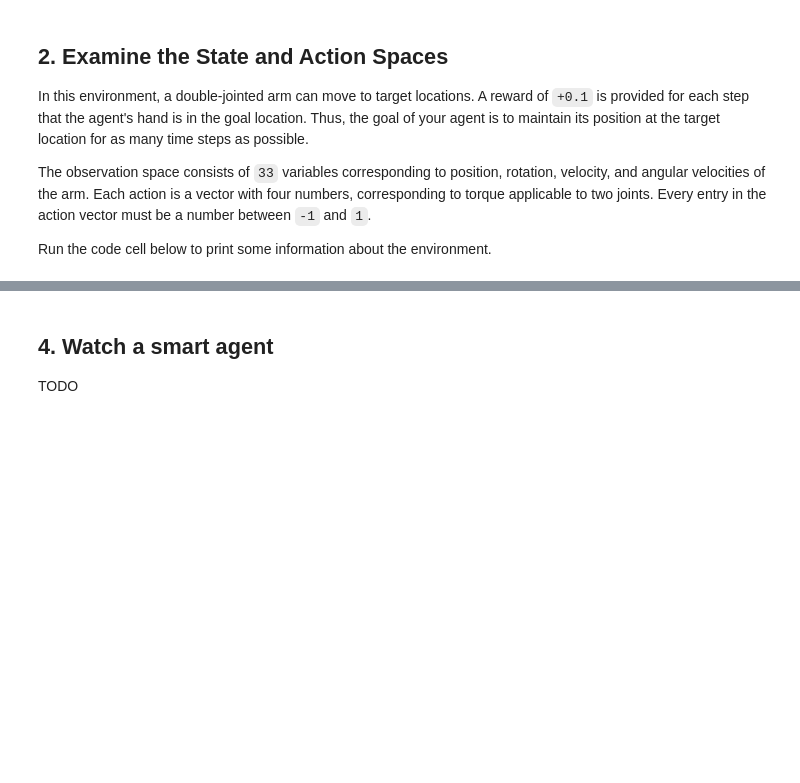
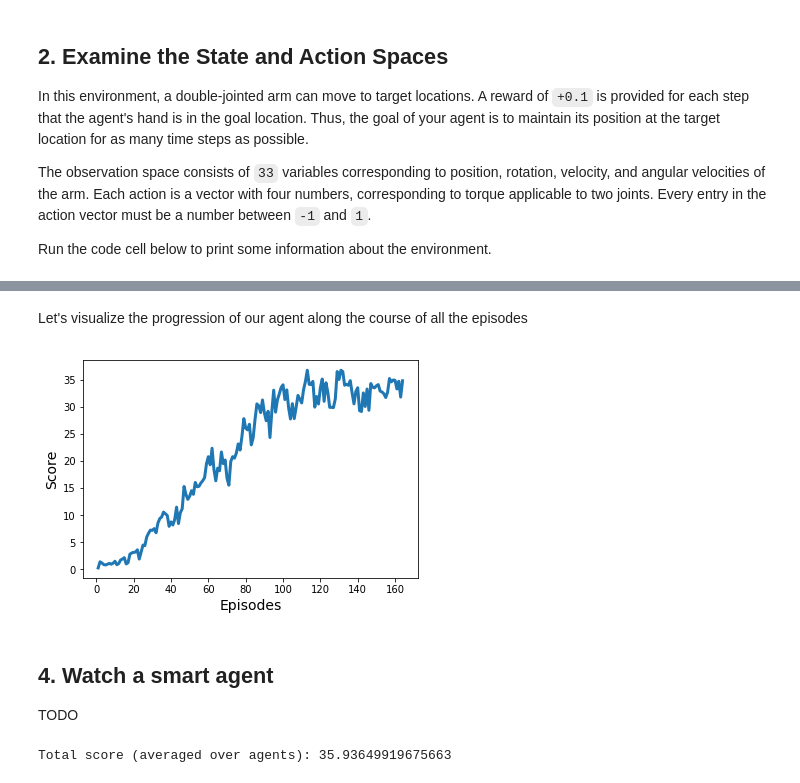
Before and after one commit to escorciav/drlnd-continuous-control, a Jupyter notebook: Continuous_Control.ipynb, the cells around one changed output, grey strips where cells are left out. Saved outputs shown, nothing was run; the diff lists cells and outputs as text; code cells hidden in the pictures; blank space fills up the shorter version.

```diff
--- a/Continuous_Control.ipynb
+++ b/Continuous_Control.ipynb
@@ -109,15 +109,19 @@ TODO: describe algorithm
 Now it's time to train our own agent to solve the environment!
 # %%
 random_seed = 1701
-num_episodes = 2000
+num_episodes = 1000
 is_solved_score = 30
+print_freq = 0.025
 
+agent = Agent(state_size=state_size, action_size=action_size,
+              random_seed=random_seed)
 best_score = -1
 scores_window = deque(maxlen=100)
 scores_all = []
-agent = Agent(state_size=state_size, action_size=action_size,
-              random_seed=random_seed)
-for i_episode in range(1, num_episodes + 1):
+if print_freq < 1:
+    print_freq = max(int(print_freq * num_episodes), 1)
+
+for i_episode in tqdm(range(1, num_episodes + 1)):
     env_info = env.reset(train_mode=True)[brain_name]
     states = env_info.vector_observations
     scores = np.zeros(num_agents)
@@ -137,19 +141,18 @@ for i_episode in range(1, num_episodes + 1):
             break
 
     avg_score = scores.mean()
-    scores_all.append(scores_window)
+    scores_all.append(avg_score)
     scores_window.append(avg_score)
-    print('Total score (averaged over agents) this episode: {}'
-          .format(avg_score))
 
-    if avg_score > is_solved_score:
-        torch.save(agent.actor_local.state_dict(), 'actor.pth')
-        torch.save(agent.critic_local.state_dict(), 'critic.pth')
+    if i_episode % print_freq == 0:
+        print(f'Total score (averaged over agents) '
+              f'this episode: {avg_score:.4f}')
+
+    if avg_score > best_score:
+        agent.save()
         best_score = avg_score
 
-    if np.mean(scores_window) == is_solved_score:
-        print(f'Challenge solved after {i_episode} episodes')
-
-plt.plot(scores_all)
-plt.xlabel('Episodes')
-plt.ylabel('Score')
+    if np.mean(scores_window) >= is_solved_score:
+        print(f'Challenge solved after {i_episode:.4f} episodes')
+        agent.save()
+        break
@@ -156,22 +186,38 @@ plt.ylabel('Score')
+# %% [markdown]
+Let's visualize the progression of our agent along the course of all the episodes
+# %%
+plt.plot(range(1, len(scores_all) + 1), scores_all,
+         lw=3)
+plt.xlabel('Episodes', fontsize=14)
+plt.ylabel('Score', fontsize=14)
+plt.xticks(fontsize=11)
+plt.xticks(fontsize=11)
+np.save('scores', scores_all)
+# %% [output]
+[figure, added]
 # %% [markdown]
 ## 4. Watch a smart agent
 
 TODO
 # %%
-raise NotImplementedError('WIP')
+random_seed = 1701
+agent = Agent(state_size=state_size, action_size=action_size,
+              random_seed=random_seed)
+agent.load('checkpoint.pth', map_location='cpu')
+
 env_info = env.reset(train_mode=False)[brain_name]     # reset the environment
 states = env_info.vector_observations                  # get the current state (for each agent)
 scores = np.zeros(num_agents)                          # initialize the score (for each agent)
 while True:
-    actions = np.random.randn(num_agents, action_size) # select an action (for each agent)
-    actions = np.clip(actions, -1, 1)                  # all actions between -1 and 1
+    actions = agent.act(states)
     env_info = env.step(actions)[brain_name]           # send all actions to tne environment
     next_states = env_info.vector_observations         # get next state (for each agent)
     rewards = env_info.rewards                         # get reward (for each agent)
     dones = env_info.local_done                        # see if episode finished
     scores += env_info.rewards                         # update the score (for each agent)
     states = next_states                               # roll over states to next time step
-    if any(dones):                                     # exit loop if episode finished
+    if np.any(dones):                                  # exit loop if episode finished
         break
-print('Total score (averaged over agents) this episode: {}'.format(np.mean(scores)))
-env.close()
+print('Total score (averaged over agents): {}'.format(np.mean(scores)))
+# %% [output]
+Total score (averaged over agents): 35.93649919675663
```
Also changed, not shown: parts of 5 cells of this notebook, 3 other files.
